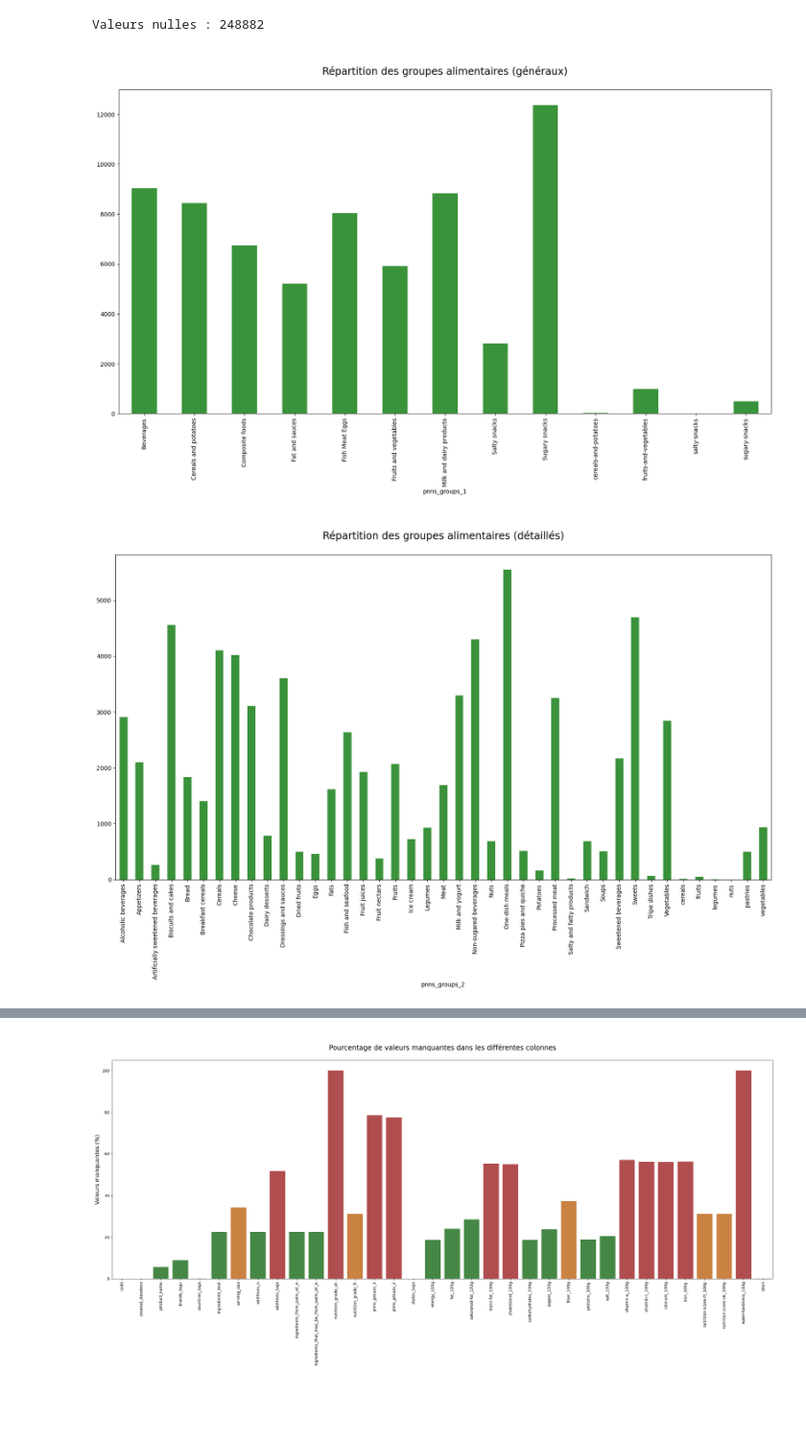
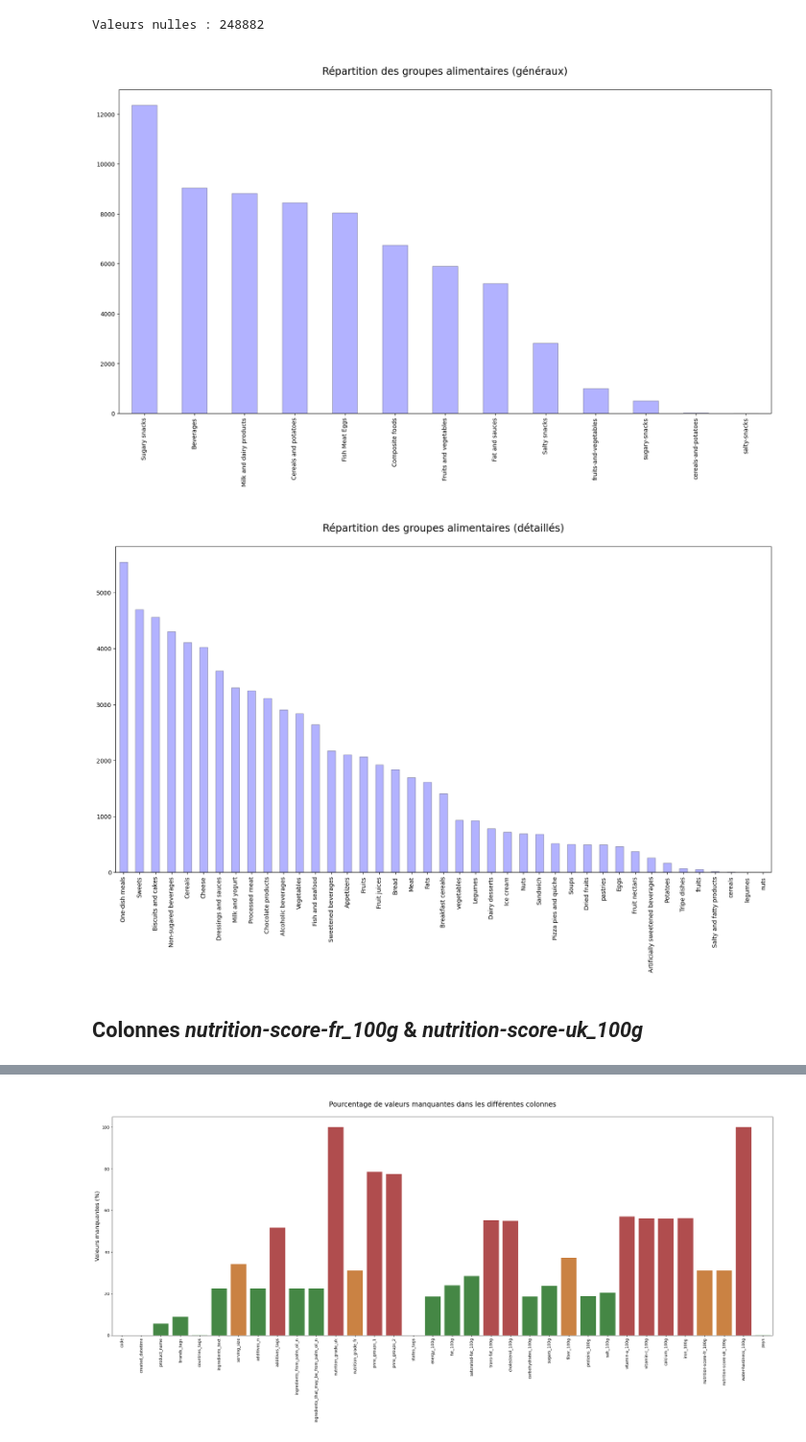
Before and after one commit to BiGHeaDMaX/Nettoyage-et-EDA, a Jupyter notebook: OCR - Projet 2 - V2.ipynb, the cells around one changed output, grey strips where cells are left out. Shown at 96% size. Saved outputs shown, nothing was run; the diff lists cells and outputs as text; code cells hidden in the pictures; blank space fills up the shorter version.

Commit message:
traitement des colonnes nutriscore

```diff
--- a/OCR - Projet 2 - V2.ipynb
+++ b/OCR - Projet 2 - V2.ipynb
@@ -705,12 +706,14 @@ Valeurs nulles : 248882
 # %%
 plt.figure(figsize=(20,10))
 plt.title("\nRépartition des groupes alimentaires (généraux)\n", fontsize='xx-large')
-data_clean.groupby(['pnns_groups_1'])['code'].count().plot.bar()
+data_clean.groupby(['pnns_groups_1'])['code'].count().sort_values(ascending=False).plot.bar(color = "blue", alpha = 0.3, edgecolor='black').set(xlabel=None)
 plt.show()
 plt.figure(figsize=(20,10))
 plt.title("\nRépartition des groupes alimentaires (détaillés)\n", fontsize='xx-large')
-data_clean.groupby(['pnns_groups_2'])['code'].count().plot.bar()
+data_clean.groupby(['pnns_groups_2'])['code'].count().sort_values(ascending=False).plot.bar(color = "blue", alpha = 0.3, edgecolor='black').set(xlabel=None)
 plt.show()
 # %% [output]
-[figure, old version]
+[figure, new version]
-[figure, old version]
+[figure, new version]
+# %% [markdown]
+## Colonnes *nutrition-score-fr_100g* & *nutrition-score-uk_100g*
```
Also changed, not shown: parts of 8 cells of this notebook.
